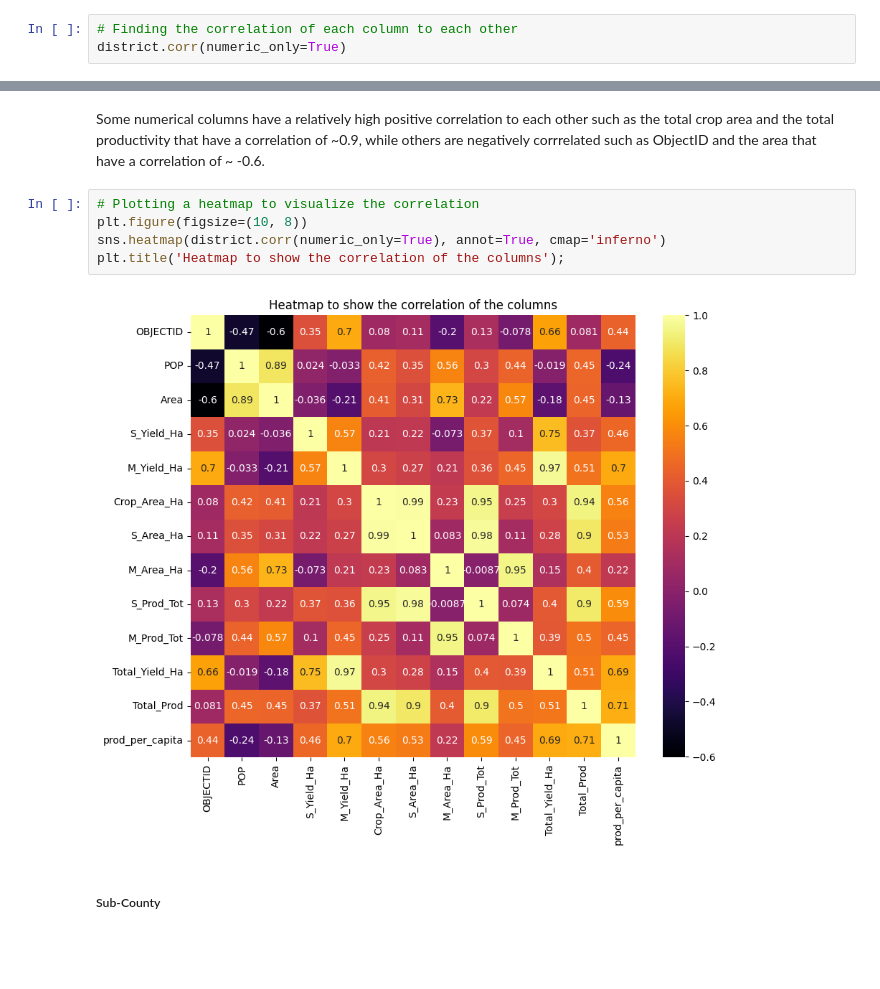
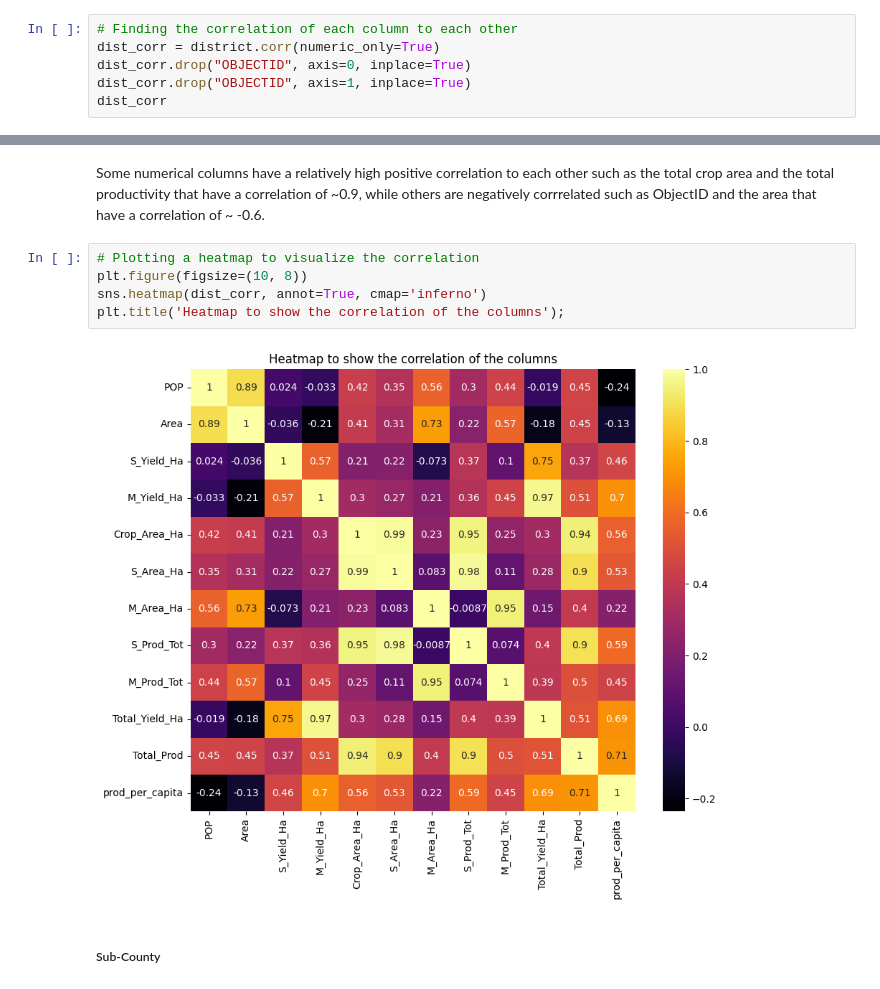
Before and after one commit to Jimmy-ai1/Karamoja-2017-Crop-Season-Analysis, a Jupyter notebook: 2017_Karamoja_Crop_Season_Analysis.ipynb, the cells around one changed output, grey strips where cells are left out. Saved outputs shown, nothing was run; the diff lists cells and outputs as text; blank space fills up the shorter version.

```diff
--- a/2017_Karamoja_Crop_Season_Analysis.ipynb
+++ b/2017_Karamoja_Crop_Season_Analysis.ipynb
@@ -346,4 +348,7 @@ plt.title('Boxplot showing the Distribution of values in the Numerical Columns')
 # %%
 # Finding the correlation of each column to each other
-district.corr(numeric_only=True)
+dist_corr = district.corr(numeric_only=True)
+dist_corr.drop("OBJECTID", axis=0, inplace=True)
+dist_corr.drop("OBJECTID", axis=1, inplace=True)
+dist_corr
 # %% [output]
@@ -366,10 +370,10 @@ Some numerical columns have a relatively high positive correlation to each other
 # %%
 # Plotting a heatmap to visualize the correlation
 plt.figure(figsize=(10, 8))
-sns.heatmap(district.corr(numeric_only=True), annot=True, cmap='inferno')
+sns.heatmap(dist_corr, annot=True, cmap='inferno')
 plt.title('Heatmap to show the correlation of the columns');
 # %% [output]
-[figure, old version]
+[figure, new version]
 # %% [markdown]
 ##### Sub-County
 # %%
```
Also changed, not shown: parts of 4 cells of this notebook.
